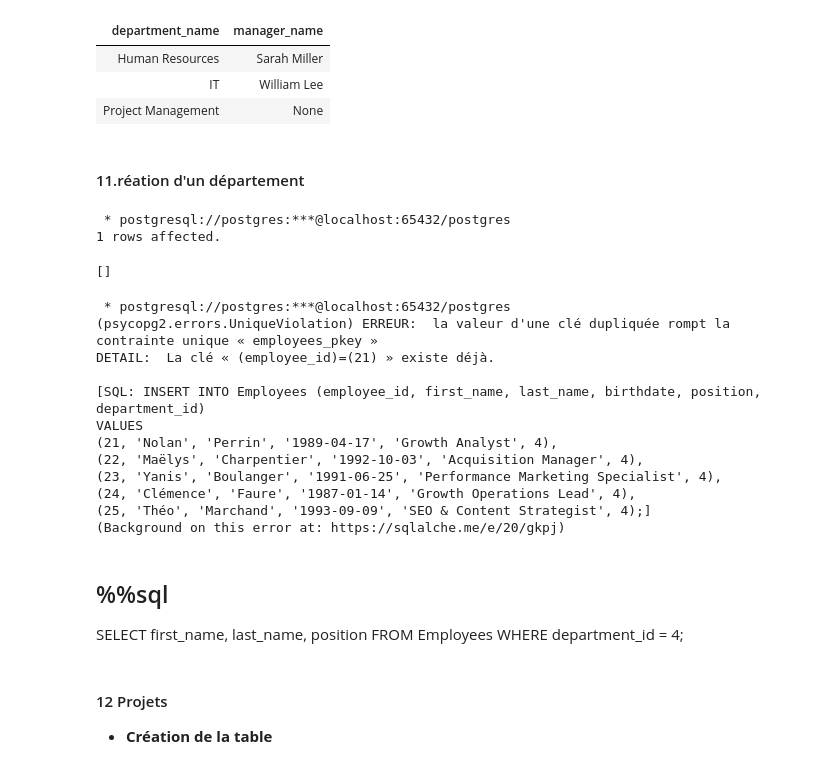
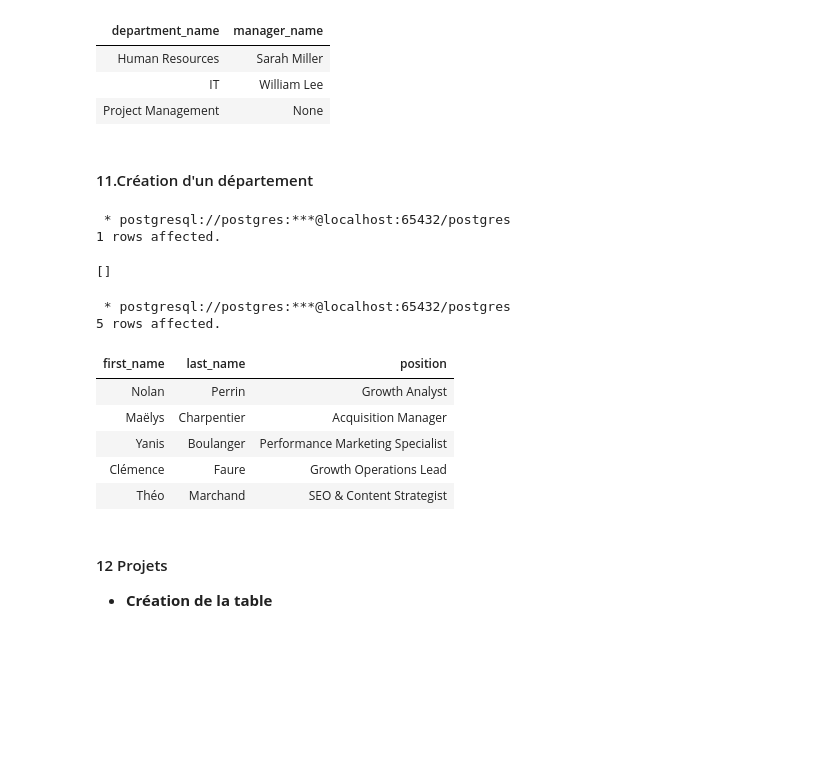
Before and after one commit to Paul-Emmanuel-Buffe/hello-dbms, a Jupyter notebook: notebooks/dbms.ipynb, the cells around one changed output. Cells and saved outputs as stored; diff of their text form; code cells hidden in the pictures; blank space fills up the shorter version.

```diff
--- a/notebooks/dbms.ipynb
+++ b/notebooks/dbms.ipynb
@@ -875,7 +891,7 @@ ORDER BY d.department_name;
 | IT | William Lee |
 | Project Management | None |
 # %% [markdown]
-#### 11.réation d'un département
+#### 11.Création d'un département
 # %%
 %%sql
 INSERT INTO Departments (department_id, department_name, department_head, location) VALUES (4, 'Growth & Acquisition', 8, 'South Hub');
@@ -883,30 +899,3 @@ INSERT INTO Departments (department_id, department_name, department_head, locati
  * postgresql://postgres:***@localhost:65432/postgres
 1 rows affected.
 []
-# %%
-%%sql
-INSERT INTO Employees (employee_id, first_name, last_name, birthdate, position, department_id)
-VALUES
-(21, 'Nolan', 'Perrin', '1989-04-17', 'Growth Analyst', 4),
-(22, 'Maëlys', 'Charpentier', '1992-10-03', 'Acquisition Manager', 4),
-(23, 'Yanis', 'Boulanger', '1991-06-25', 'Performance Marketing Specialist', 4),
-(24, 'Clémence', 'Faure', '1987-01-14', 'Growth Operations Lead', 4),
-(25, 'Théo', 'Marchand', '1993-09-09', 'SEO & Content Strategist', 4);
-# %% [output]
- * postgresql://postgres:***@localhost:65432/postgres
-(psycopg2.errors.UniqueViolation) ERREUR:  la valeur d'une clé dupliquée rompt la contrainte unique « employees_pkey »
-DETAIL:  La clé « (employee_id)=(21) » existe déjà.
-
-[SQL: INSERT INTO Employees (employee_id, first_name, last_name, birthdate, position, department_id)
-VALUES
-(21, 'Nolan', 'Perrin', '1989-04-17', 'Growth Analyst', 4),
-(22, 'Maëlys', 'Charpentier', '1992-10-03', 'Acquisition Manager', 4),
-(23, 'Yanis', 'Boulanger', '1991-06-25', 'Performance Marketing Specialist', 4),
-(24, 'Clémence', 'Faure', '1987-01-14', 'Growth Operations Lead', 4),
-(25, 'Théo', 'Marchand', '1993-09-09', 'SEO & Content Strategist', 4);]
-(Background on this error at: https://sqlalche.me/e/20/gkpj)
-# %% [markdown]
-## %%sql
-SELECT first_name, last_name, position
-FROM Employees
-WHERE department_id = 4;
@@ -913,3 +911,17 @@ WHERE department_id = 4;
+# %%
+%%sql
+SELECT first_name, last_name, position
+FROM Employees
+WHERE department_id = 4;
+# %% [output]
+ * postgresql://postgres:***@localhost:65432/postgres
+5 rows affected.
+| first_name | last_name | position |
+| Nolan | Perrin | Growth Analyst |
+| Maëlys | Charpentier | Acquisition Manager |
+| Yanis | Boulanger | Performance Marketing Specialist |
+| Clémence | Faure | Growth Operations Lead |
+| Théo | Marchand | SEO & Content Strategist |
 # %% [markdown]
 #### 12 Projets
 - **Création de la table**
```
Also changed, not shown: parts of 8 cells of this notebook.
